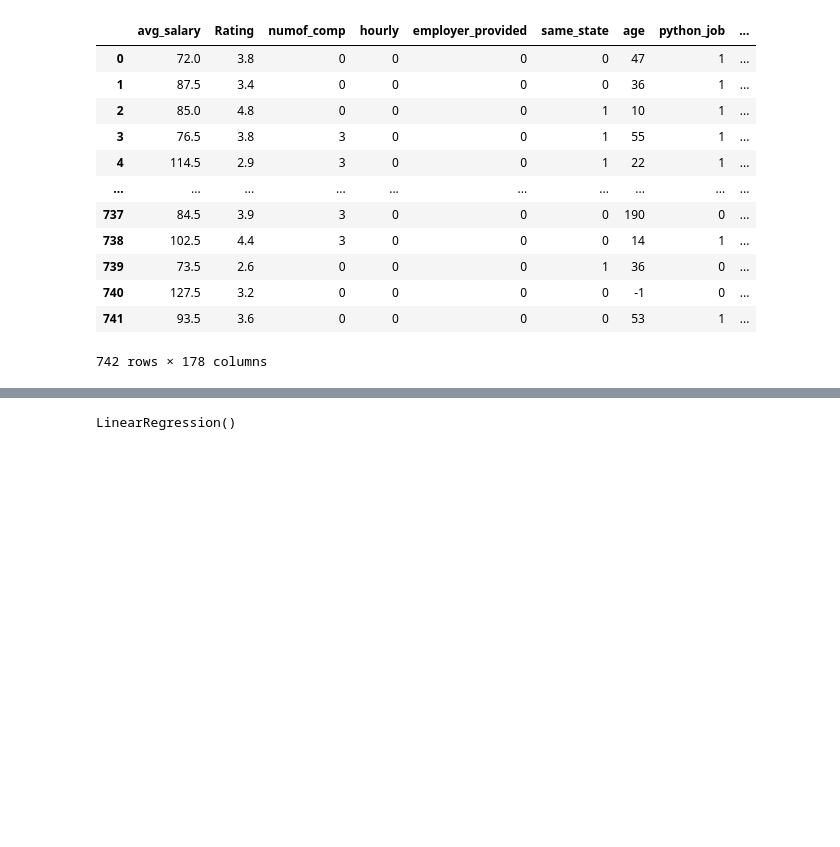
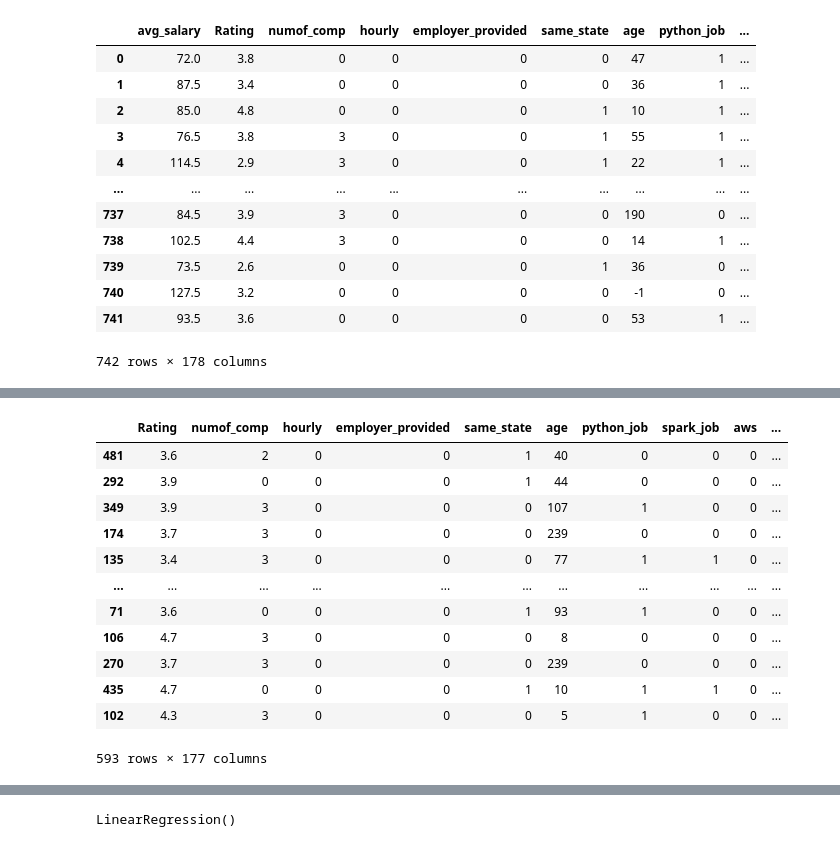
Before and after one commit to shoaiburrehman/DS_Salary_Prediction, a Jupyter notebook: sal_modelbuilding.ipynb, the cells around one changed output, grey strips where cells are left out. Drawn from its saved outputs; the diff is of its cells as text; code cells hidden in the pictures; blank space fills up the shorter version.

```diff
--- a/sal_modelbuilding.ipynb
+++ b/sal_modelbuilding.ipynb
@@ -82 +82,17 @@ X_test
+# %%
+X_train
+# %% [output]
+|  | Rating | numof_comp | hourly | employer_provided | same_state | age | python_job | spark_job | aws | ... |
+| 481 | 3.6 | 2 | 0 | 0 | 1 | 40 | 0 | 0 | 0 | ... |
+| 292 | 3.9 | 0 | 0 | 0 | 1 | 44 | 0 | 0 | 0 | ... |
+| 349 | 3.9 | 3 | 0 | 0 | 0 | 107 | 1 | 0 | 0 | ... |
+| 174 | 3.7 | 3 | 0 | 0 | 0 | 239 | 0 | 0 | 0 | ... |
+| 135 | 3.4 | 3 | 0 | 0 | 0 | 77 | 1 | 1 | 0 | ... |
+| ... | ... | ... | ... | ... | ... | ... | ... | ... | ... | ... |
+| 71 | 3.6 | 0 | 0 | 0 | 1 | 93 | 1 | 0 | 0 | ... |
+| 106 | 4.7 | 3 | 0 | 0 | 0 | 8 | 0 | 0 | 0 | ... |
+| 270 | 3.7 | 3 | 0 | 0 | 0 | 239 | 0 | 0 | 0 | ... |
+| 435 | 4.7 | 0 | 0 | 0 | 1 | 10 | 1 | 1 | 0 | ... |
+| 102 | 4.3 | 3 | 0 | 0 | 0 | 5 | 1 | 0 | 0 | ... |
+593 rows × 177 columns
 # %%
```
Also changed, not shown: parts of 22 cells of this notebook, 9 other files.
